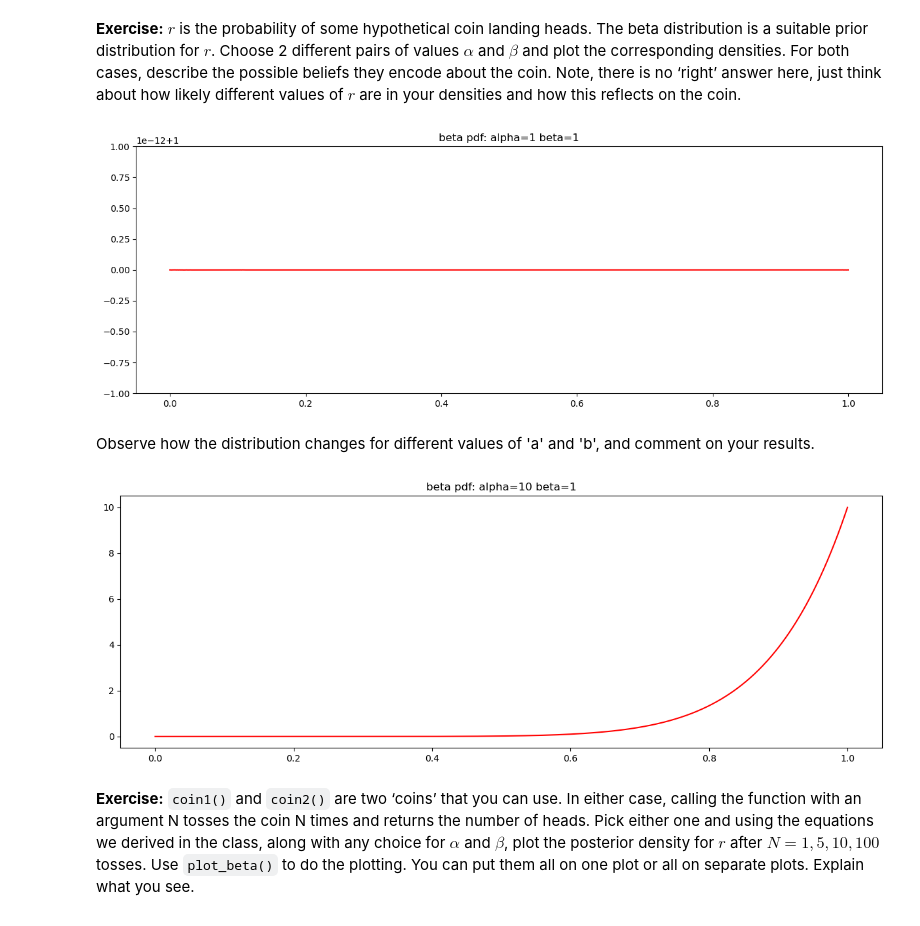
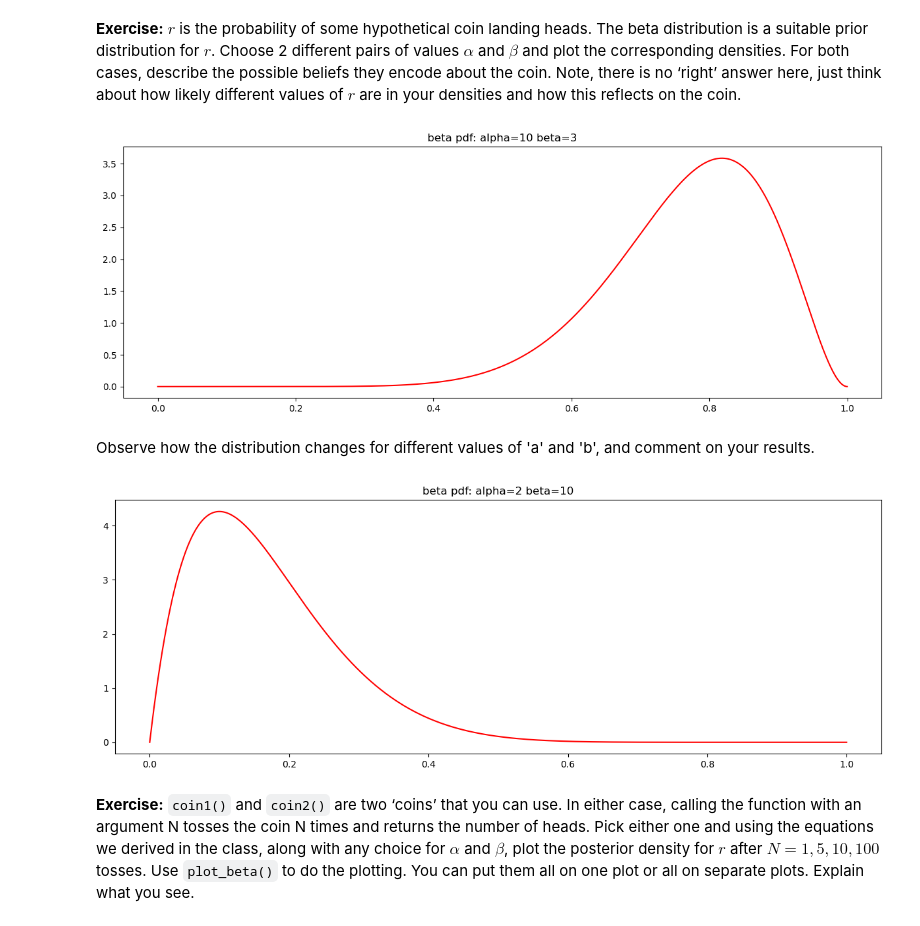
Before and after one commit to g-orl/asi-labs, a Jupyter notebook: lab_week1-public/Coin_Toss_Experiment.ipynb, the cells around one changed output. Cells and saved outputs as stored; diff of their text form; code cells hidden in the pictures.

```diff
--- a/lab_week1-public/Coin_Toss_Experiment.ipynb
+++ b/lab_week1-public/Coin_Toss_Experiment.ipynb
@@ -30,15 +30,15 @@ plot_beta(a=10, b=4)
 **Exercise:**
 $r$ is the probability of some hypothetical coin landing heads. The beta distribution is a suitable prior distribution for $r$. Choose 2 different pairs of values $\alpha$ and $\beta$ and plot the corresponding densities. For both cases, describe the possible beliefs they encode about the coin. Note, there is no ‘right’ answer here, just think about how likely different values of $r$ are in your densities and how this reflects on the coin.
 # %%
-plot_beta(a=1, b=1)
+plot_beta(a=10, b=3)
 # %% [output]
-[figure, old version]
+[figure, new version]
 # %% [markdown]
 Observe how the distribution changes for different values of 'a' and 'b', and comment on your results.
 # %%
-plot_beta(a=10, b=1) # TO COMPLETE
+plot_beta(a=2, b=10) # TO COMPLETE
 # %% [output]
-[figure, old version]
+[figure, new version]
 # %% [markdown]
 **Exercise:**
 `coin1()` and `coin2()` are two ‘coins’ that you can use. In either case, calling the function with an argument N tosses the coin N times and returns the number of heads. Pick either one and using the equations we derived in the class, along with any choice for $\alpha$ and $\beta$, plot the posterior density for $r$ after $N = 1, 5, 10, 100$ tosses. Use `plot_beta()` to do the plotting. You can put them all on one plot or all on separate plots. Explain what you see.
```
Also changed, not shown: parts of 13 cells of this notebook, 1 other file.
